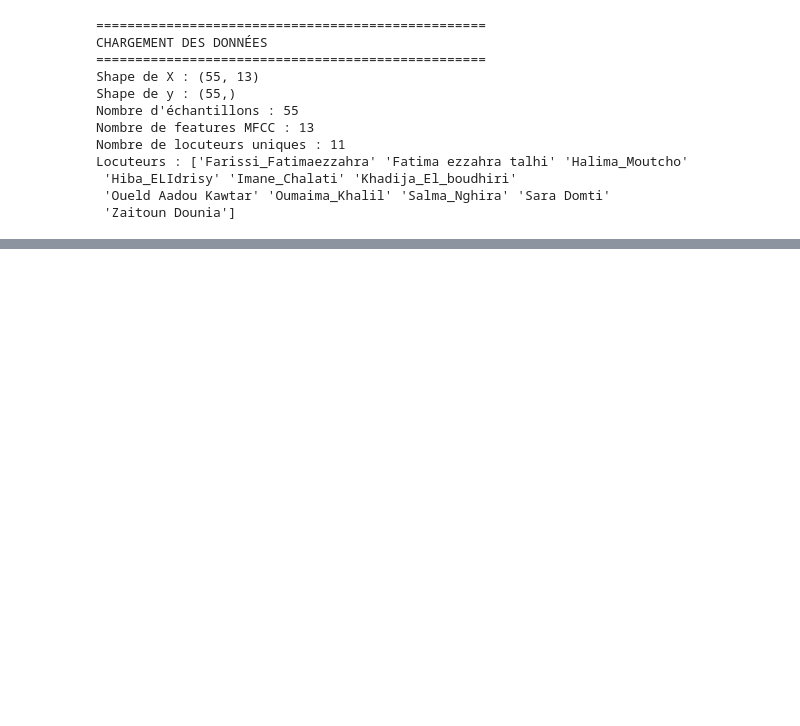
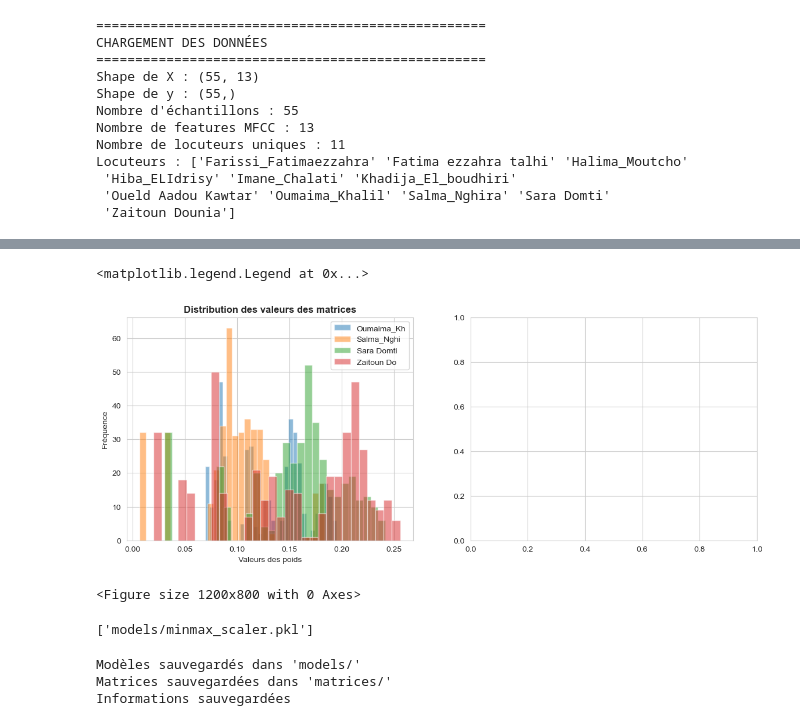
Before and after one commit to khalilouma7-prog/reconnaissance-vocal, a Jupyter notebook: code/data_audio.ipynb, the cells around one changed output, grey strips where cells are left out. Drawn from its saved outputs; the diff is of its cells as text; code cells hidden in the pictures; blank space fills up the shorter version.

```diff
--- a/code/data_audio.ipynb
+++ b/code/data_audio.ipynb
@@ -110,0 +195,13 @@ Locuteurs : ['Farissi_Fatimaezzahra' 'Fatima ezzahra talhi' 'Halima_Moutcho'
+# %%
+# Créer les ensembles
+X_ubm = X_normalized[np.isin(y, ubm_speakers)]
+y_ubm = y[np.isin(y, ubm_speakers)]
+
+X_test = {}
+y_test = {}
+for speaker in test_speakers:
+    mask = y == speaker
+    X_test[speaker] = X_normalized[mask]
+    y_test[speaker] = y[mask]
+
+print(f"\nUBM créé avec {X_ubm.shape[0]} échantillons")
@@ -110,0 +354,14 @@ Locuteurs : ['Farissi_Fatimaezzahra' 'Fatima ezzahra talhi' 'Halima_Moutcho'
+# %%
+# Comparaison des distributions des matrices
+fig, axes = plt.subplots(1, 2, figsize=(14, 5))
+
+# Distribution des valeurs dans chaque matrice
+for speaker, matrix in speaker_matrices.items():
+    axes[0].hist(matrix.flatten(), alpha=0.5, bins=30, label=speaker[:10])
+axes[0].set_title('Distribution des valeurs des matrices', fontsize=12, fontweight='bold')
+axes[0].set_xlabel('Valeurs des poids')
+axes[0].set_ylabel('Fréquence')
+axes[0].legend()
+# %% [output]
+<matplotlib.legend.Legend at 0x...>
+[figure, added]
@@ -110,0 +381,14 @@ Locuteurs : ['Farissi_Fatimaezzahra' 'Fatima ezzahra talhi' 'Halima_Moutcho'
+# %%
+# Afficher la matrice de distance
+im = axes[1].imshow(distance_matrix, cmap='hot', interpolation='nearest')
+axes[1].set_title('Matrice de distance entre locuteurs', fontsize=12, fontweight='bold')
+axes[1].set_xticks(range(n_speakers))
+axes[1].set_yticks(range(n_speakers))
+axes[1].set_xticklabels(speaker_list, rotation=45, ha='right', fontsize=8)
+axes[1].set_yticklabels(speaker_list, fontsize=8)
+plt.colorbar(im, ax=axes[1], label='Distance de Frobenius')
+
+plt.tight_layout()
+plt.show()
+# %% [output]
+<Figure size 1200x800 with 0 Axes>
@@ -110,0 +401,7 @@ Locuteurs : ['Farissi_Fatimaezzahra' 'Fatima ezzahra talhi' 'Halima_Moutcho'
+# %%
+# Sauvegarder les modèles
+joblib.dump(rbm, "models/rbm_ubm.pkl")
+joblib.dump(scaler, "models/scaler.pkl")
+joblib.dump(minmax_scaler, "models/minmax_scaler.pkl")
+# %% [output]
+['models/minmax_scaler.pkl']
@@ -110,0 +421,12 @@ Locuteurs : ['Farissi_Fatimaezzahra' 'Fatima ezzahra talhi' 'Halima_Moutcho'
+# %%
+import json
+with open("models/info.json", "w") as f:
+    json.dump(info, f, indent=2)
+
+print("Modèles sauvegardés dans 'models/'")
+print("Matrices sauvegardées dans 'matrices/'")
+print("Informations sauvegardées")
+# %% [output]
+Modèles sauvegardés dans 'models/'
+Matrices sauvegardées dans 'matrices/'
+Informations sauvegardées
```
Also changed, not shown: parts of 21 cells of this notebook, 8 other files.
